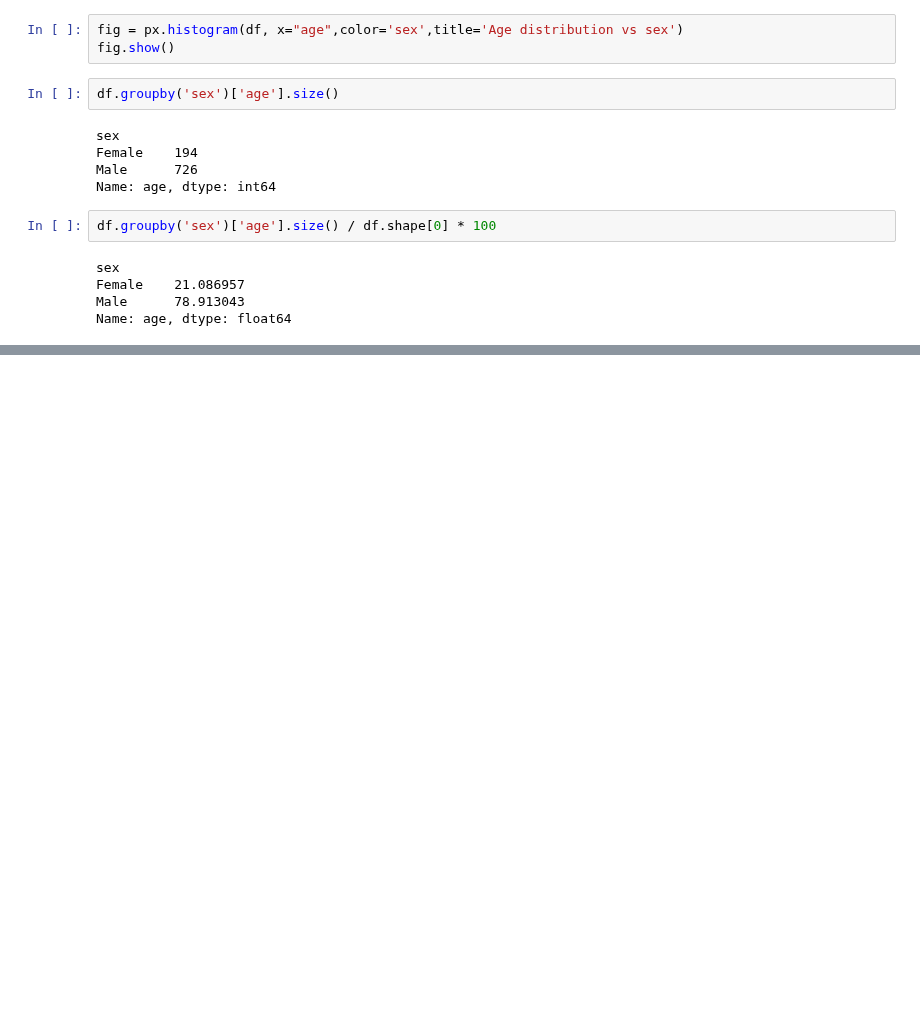
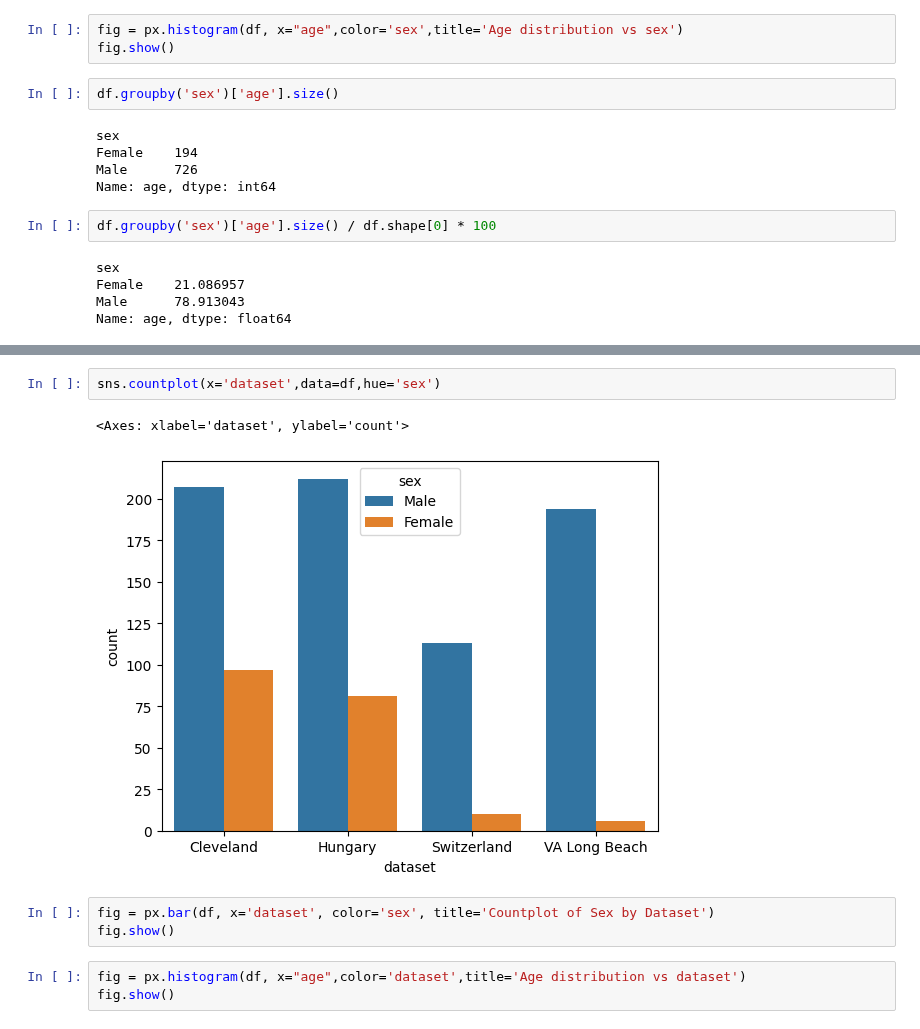
Before and after one commit to juneedpk/vscode-jupyter, a Jupyter notebook: projects/heart_disease.ipynb, the cells around one changed output, grey strips where cells are left out. Saved outputs shown, nothing was run; the diff lists cells and outputs as text; blank space fills up the shorter version.

```diff
--- a/projects/heart_disease.ipynb
+++ b/projects/heart_disease.ipynb
@@ -147,0 +165,11 @@ Name: age, dtype: float64
+# %%
+sns.countplot(x='dataset',data=df,hue='sex')
+# %% [output]
+<Axes: xlabel='dataset', ylabel='count'>
+[figure, added]
+# %%
+fig = px.bar(df, x='dataset', color='sex', title='Countplot of Sex by Dataset')
+fig.show()
+# %%
+fig = px.histogram(df, x="age",color='dataset',title='Age distribution vs dataset')
+fig.show()
```
Also changed, not shown: parts of 5 cells of this notebook.
